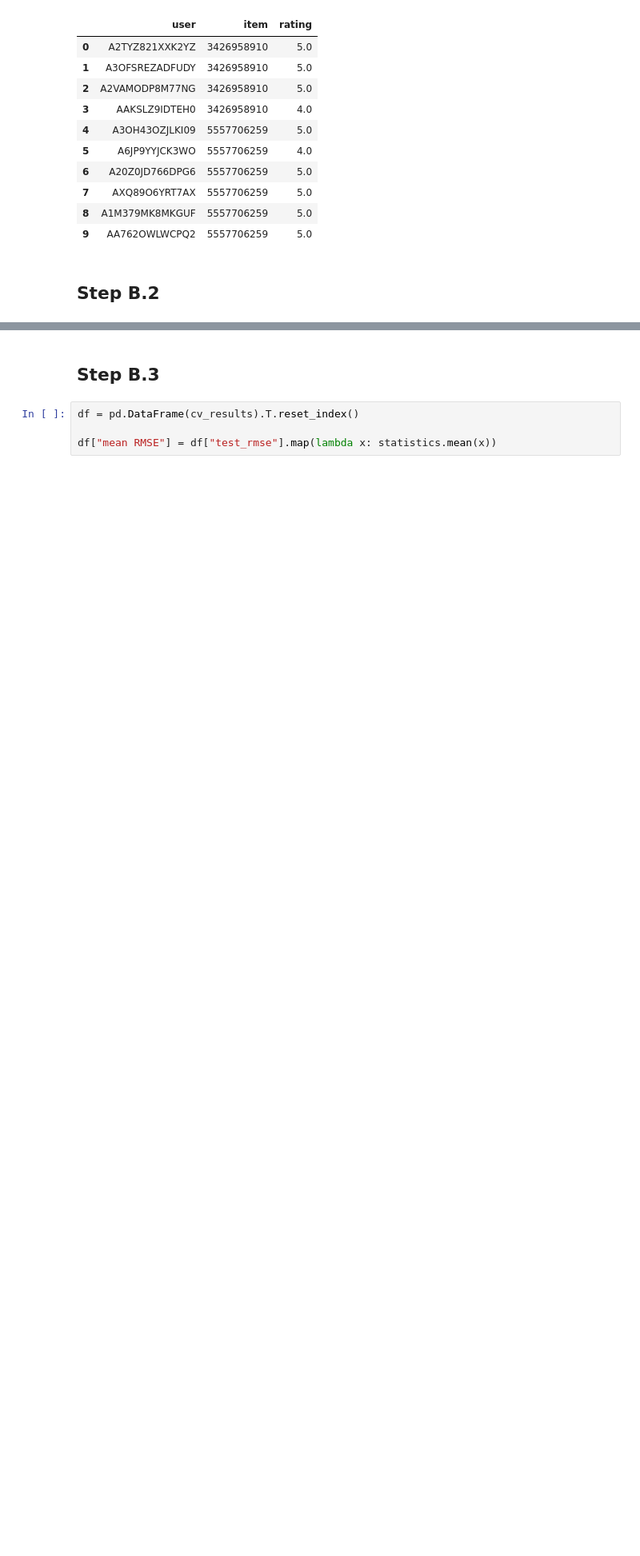
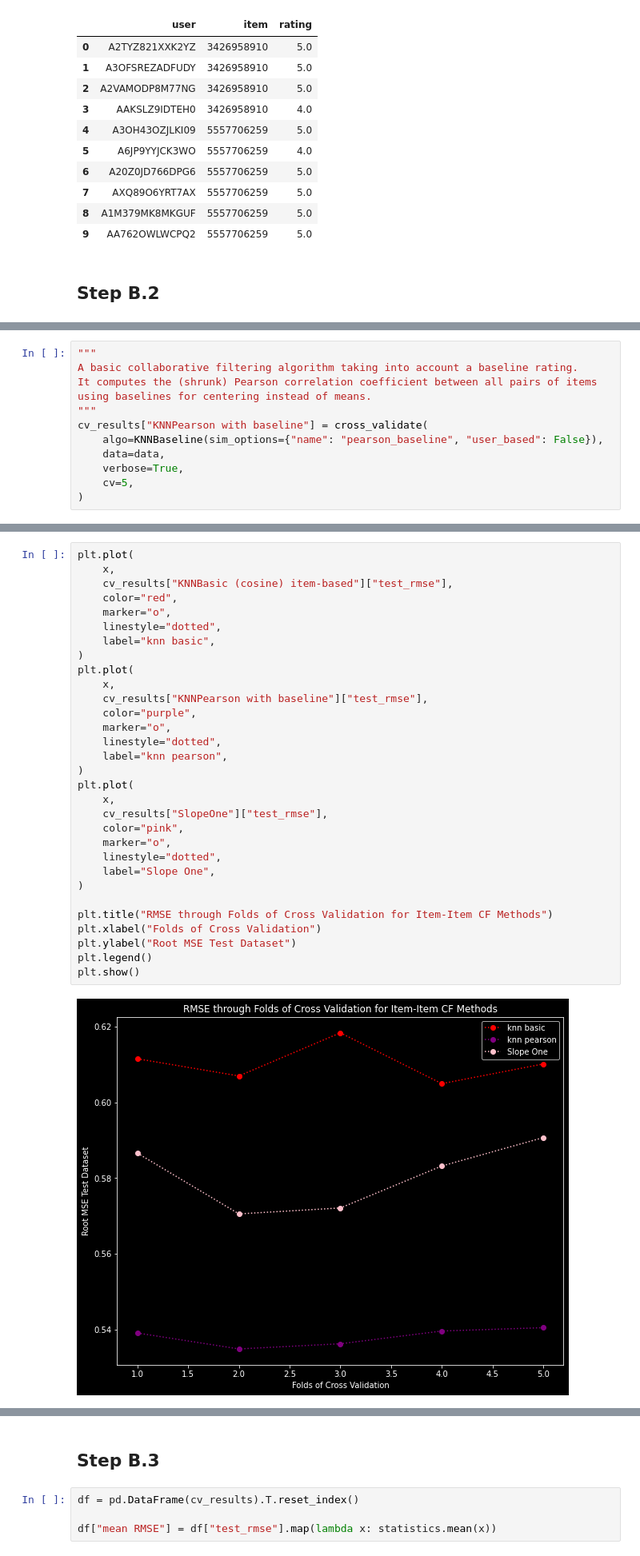
Before and after one commit to ilias-ant/recommender-systems, a Jupyter notebook: collab-filtering-RS.ipynb, the cells around one changed output, grey strips where cells are left out. Shown at 80% size. Cells and saved outputs as stored; diff of their text form; blank space fills up the shorter version.

```diff
--- a/collab-filtering-RS.ipynb
+++ b/collab-filtering-RS.ipynb
@@ -157,0 +201,12 @@ Test time         0.66    0.65    0.67    0.73    0.61    0.66    0.04
+# %%
+"""
+A basic collaborative filtering algorithm taking into account a baseline rating.
+It computes the (shrunk) Pearson correlation coefficient between all pairs of items
+using baselines for centering instead of means.
+"""
+cv_results["KNNPearson with baseline"] = cross_validate(
+    algo=KNNBaseline(sim_options={"name": "pearson_baseline", "user_based": False}),
+    data=data,
+    verbose=True,
+    cv=5,
+)
@@ -178,3 +251,36 @@ Test time         0.45    0.47    0.43    0.47    0.54    0.47    0.04
+# %%
+plt.plot(
+    x,
+    cv_results["KNNBasic (cosine) item-based"]["test_rmse"],
+    color="red",
+    marker="o",
+    linestyle="dotted",
+    label="knn basic",
+)
+plt.plot(
+    x,
+    cv_results["KNNPearson with baseline"]["test_rmse"],
+    color="purple",
+    marker="o",
+    linestyle="dotted",
+    label="knn pearson",
+)
+plt.plot(
+    x,
+    cv_results["SlopeOne"]["test_rmse"],
+    color="pink",
+    marker="o",
+    linestyle="dotted",
+    label="Slope One",
+)
+
+plt.title("RMSE through Folds of Cross Validation for Item-Item CF Methods")
+plt.xlabel("Folds of Cross Validation")
+plt.ylabel("Root MSE Test Dataset")
+plt.legend()
+plt.show()
+# %% [output]
+[figure, added]
 # %%
 """
 A basic user-user collaborative filtering algorithm.
```
Also changed, not shown: parts of 25 cells of this notebook.
